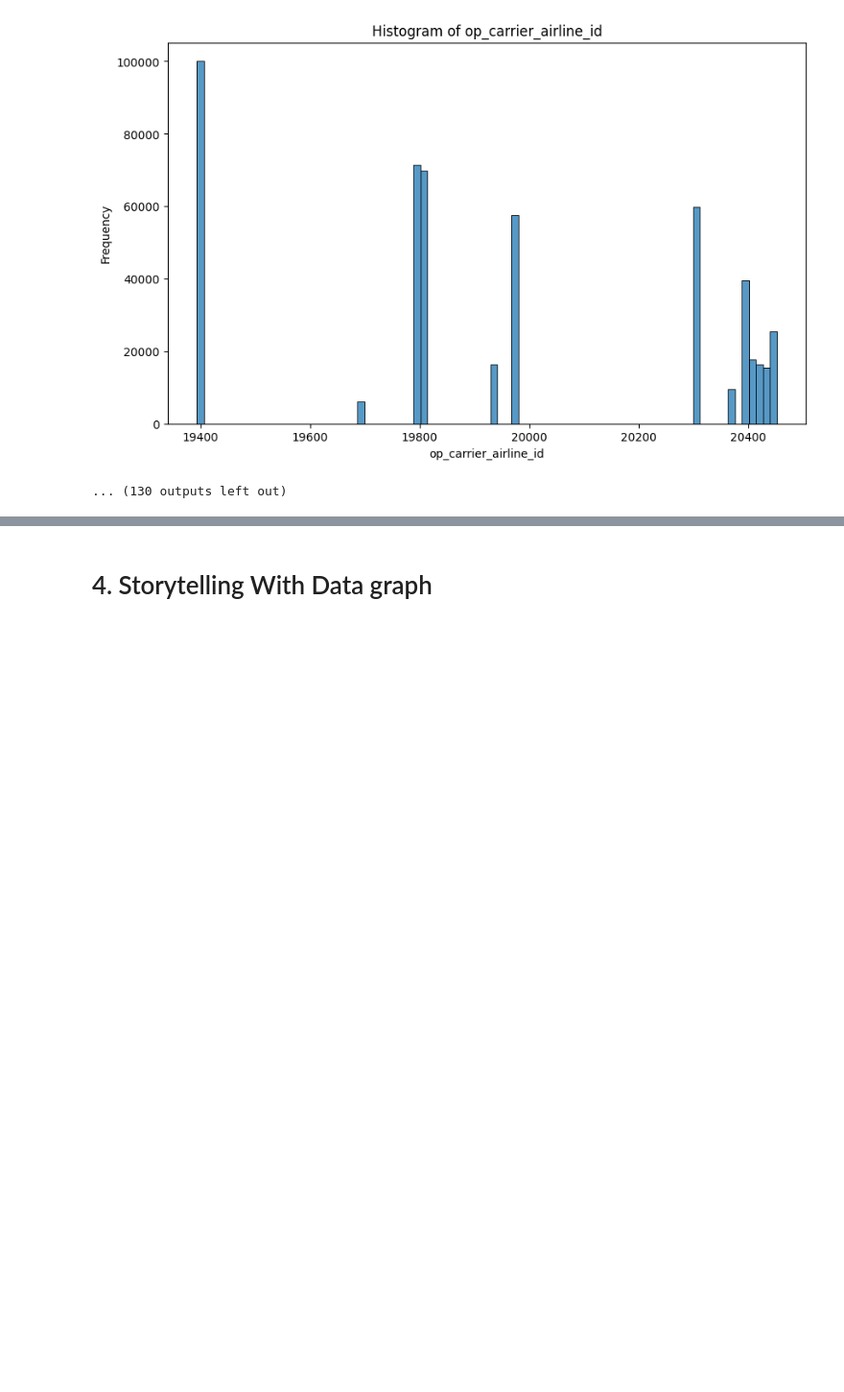
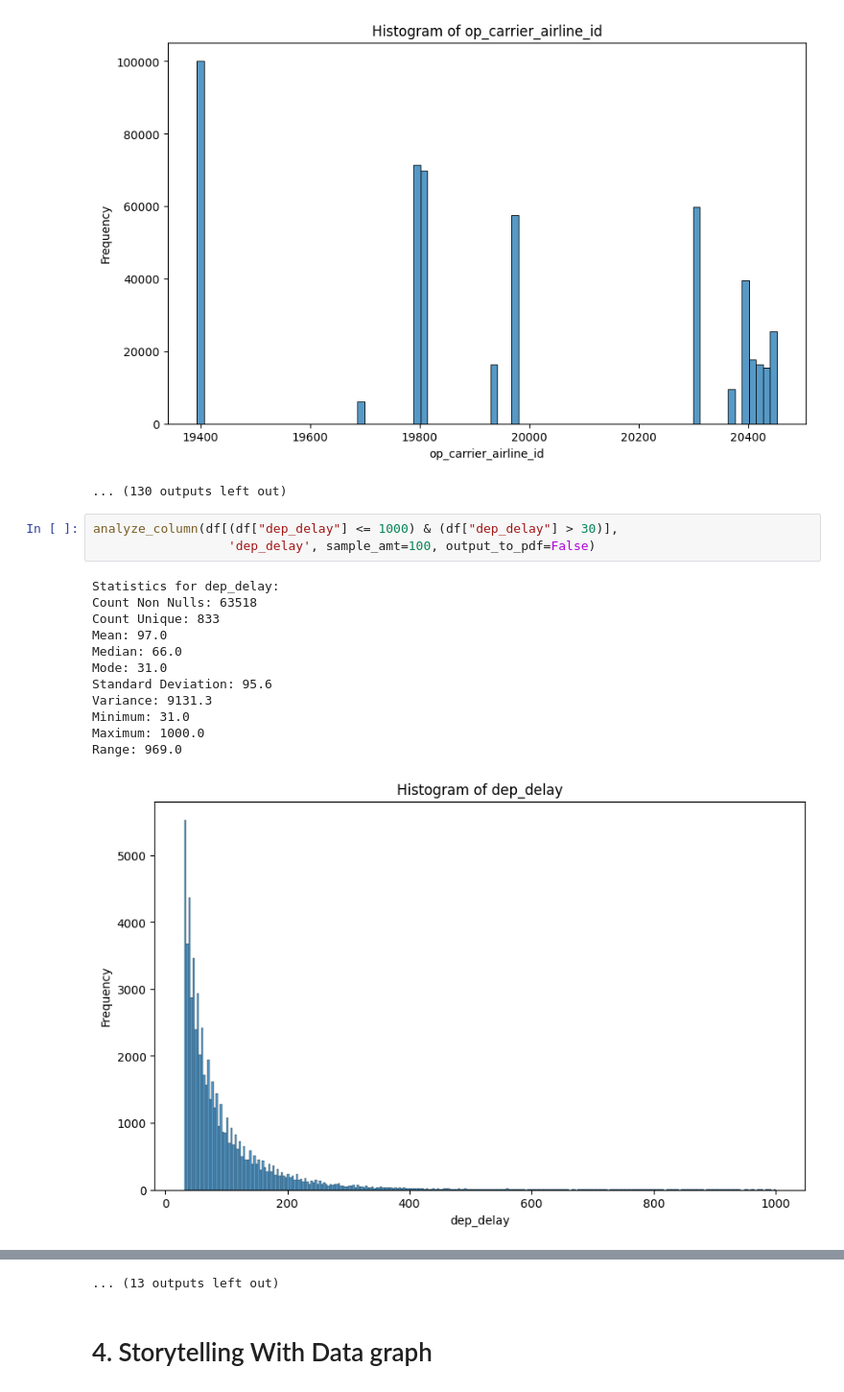
Before and after one commit to tbrantinghamBU/699-Personal, a Jupyter notebook: OMDS-ModB2-Week4-Brantingham-Tyler.ipynb, the cells around one changed output, grey strips where cells are left out. Shown at 96% size. Cells and saved outputs as stored; diff of their text form; blank space fills up the shorter version.

```diff
--- a/OMDS-ModB2-Week4-Brantingham-Tyler.ipynb
+++ b/OMDS-ModB2-Week4-Brantingham-Tyler.ipynb
@@ -675,3 +540,19 @@ Maximum: 20452.0
 Range: 1059.0
 [figure]
 ... (130 outputs left out)
+# %%
+analyze_column(df[(df["dep_delay"] <= 1000) & (df["dep_delay"] > 30)],
+                  'dep_delay', sample_amt=100, output_to_pdf=False)
+# %% [output]
+Statistics for dep_delay:
+Count Non Nulls: 63518
+Count Unique: 833
+Mean: 97.0
+Median: 66.0
+Mode: 31.0
+Standard Deviation: 95.6
+Variance: 9131.3
+Minimum: 31.0
+Maximum: 1000.0
+Range: 969.0
+[figure, added]
@@ -678,3 +569,4 @@ Range: 1059.0
+... (13 outputs left out)
 # %% [markdown]
 # 4. Storytelling With Data graph
 # %% [markdown]
```
Also changed, not shown: parts of 10 cells of this notebook.
